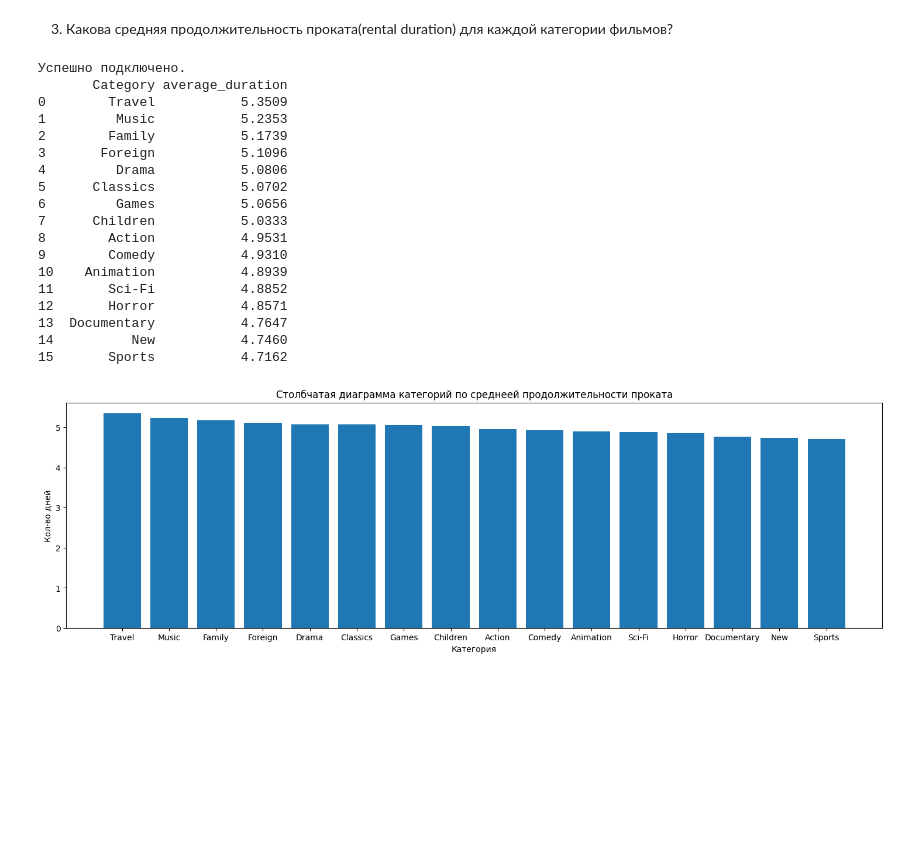
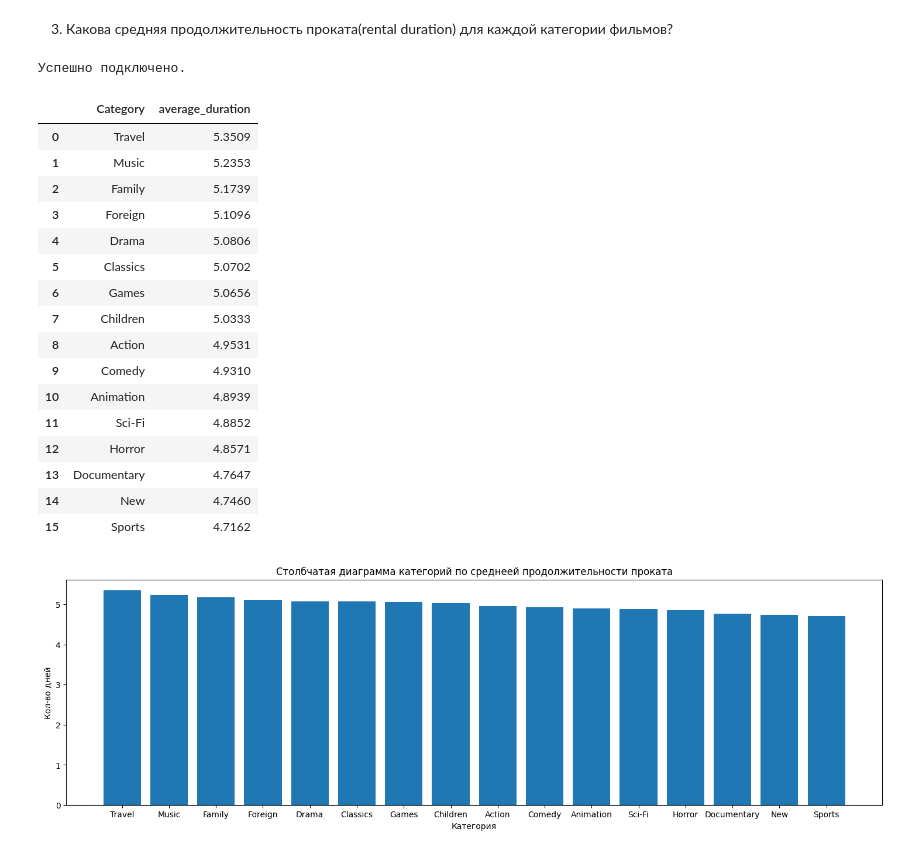
Before and after one commit to J1wZ/python_ml, a Jupyter notebook: Промежуточная-аттестация-2/Задача2.ipynb, the cells around one changed output. Saved outputs shown, nothing was run; the diff lists cells and outputs as text; code cells hidden in the pictures; blank space fills up the shorter version.

```diff
--- a/Промежуточная-аттестация-2/Задача2.ipynb
+++ b/Промежуточная-аттестация-2/Задача2.ipynb
@@ -151,34 +151,34 @@ plt.show()
 # %%
 query = """
     SELECT category.name as Category, AVG(film.rental_duration) as average_duration
     FROM film
     INNER JOIN film_category ON film.film_id = film_category.film_id
     INNER JOIN category ON category.category_id = film_category.category_id
     group by Category
     order by average_duration desc
     """
 average_duration = exec_query(query)
-print(average_duration)
 average_duration.to_csv('average_duration.csv', sep=',', index=False, encoding='utf-8')
+average_duration
 # %% [output]
 Успешно подключено.
-       Category average_duration
-0        Travel           5.3509
-1         Music           5.2353
-2        Family           5.1739
-3       Foreign           5.1096
-4         Drama           5.0806
-5      Classics           5.0702
-6         Games           5.0656
-7      Children           5.0333
-8        Action           4.9531
-9        Comedy           4.9310
-10    Animation           4.8939
-11       Sci-Fi           4.8852
-12       Horror           4.8571
-13  Documentary           4.7647
-14          New           4.7460
-15       Sports           4.7162
+|  | Category | average_duration |
+| 0 | Travel | 5.3509 |
+| 1 | Music | 5.2353 |
+| 2 | Family | 5.1739 |
+| 3 | Foreign | 5.1096 |
+| 4 | Drama | 5.0806 |
+| 5 | Classics | 5.0702 |
+| 6 | Games | 5.0656 |
+| 7 | Children | 5.0333 |
+| 8 | Action | 4.9531 |
+| 9 | Comedy | 4.9310 |
+| 10 | Animation | 4.8939 |
+| 11 | Sci-Fi | 4.8852 |
+| 12 | Horror | 4.8571 |
+| 13 | Documentary | 4.7647 |
+| 14 | New | 4.7460 |
+| 15 | Sports | 4.7162 |
 # %%
 import matplotlib.pyplot as plt
 
```
Also changed, not shown: parts of 6 cells of this notebook.
